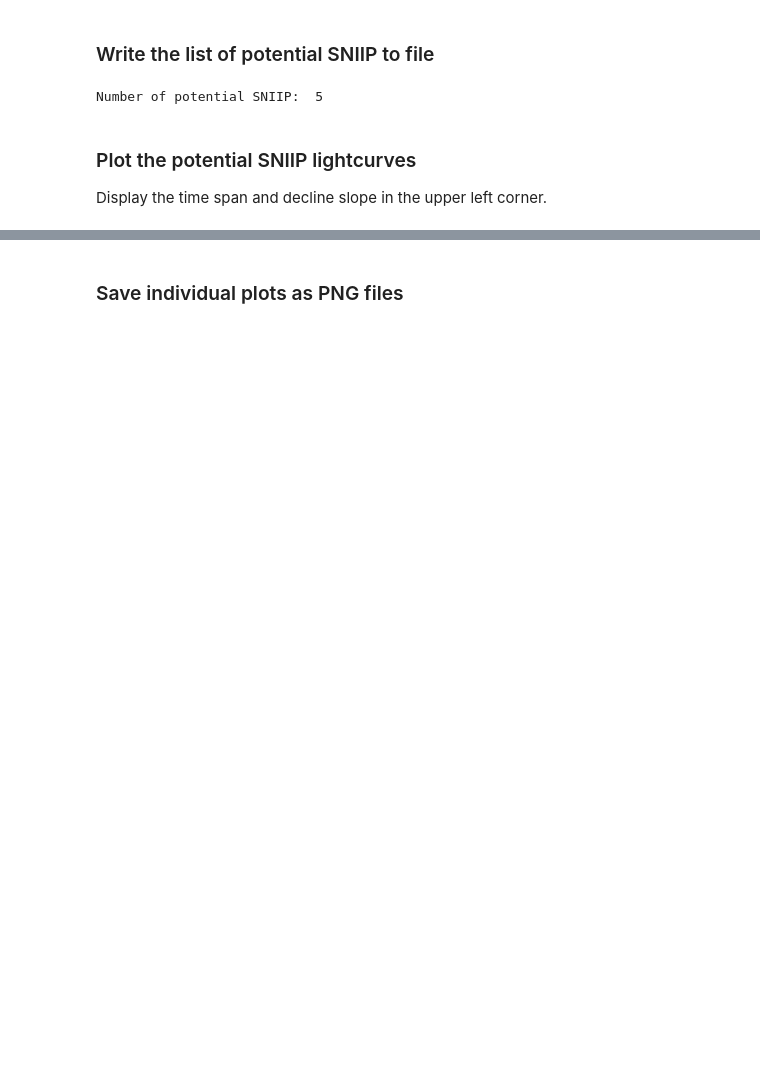
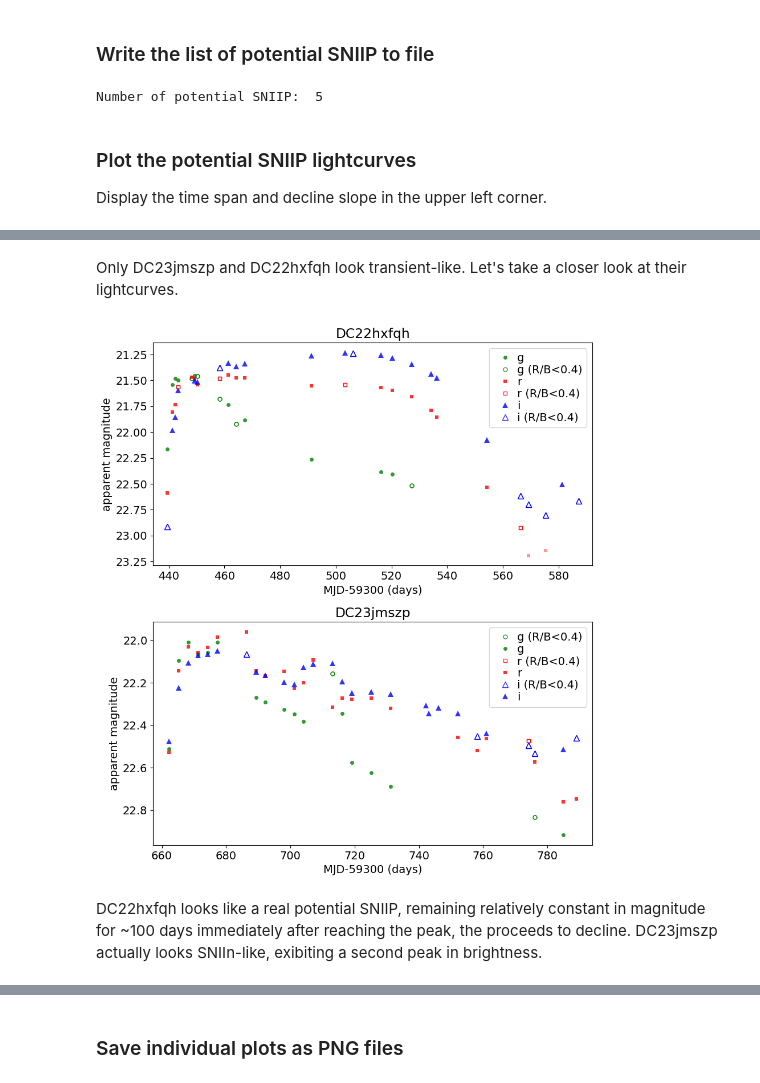
Before and after one commit to MelissaGraham/decam_ddf_tools, a Jupyter notebook: transients_science/SNIIP/1_create_potential_sniip_list.ipynb, the cells around one changed output, grey strips where cells are left out. Cells and saved outputs as stored; diff of their text form; code cells hidden in the pictures; blank space fills up the shorter version.

```diff
--- a/transients_science/SNIIP/1_create_potential_sniip_list.ipynb
+++ b/transients_science/SNIIP/1_create_potential_sniip_list.ipynb
@@ -384,0 +270,70 @@ plt.show()
+# %% [markdown]
+Only DC23jmszp and DC22hxfqh look transient-like. Let's take a closer look at their lightcurves.
+# %%
+sx = np.where(paramLC_potsniip == 1)[0]
+np.random.shuffle(sx)
+
+fig, ax = plt.subplots( 2, 1, figsize=(9,10), sharex=False, sharey=False )
+
+for f,filt in enumerate(all_filters):
+    cx0 = np.where((candLC_candid == 'DC22hxfqh') & \
+                   (candLC_filter == filt) & (candLC_mrb > 0.4))[0]
+    cx1 = np.where((candLC_candid == 'DC22hxfqh') & \
+                   (candLC_filter == filt) & (candLC_mrb <= 0.4) & (candLC_lef == 0))[0]
+    cx2 = np.where((candLC_candid == 'DC22hxfqh') & \
+                   (candLC_filter == filt) & (candLC_mrb <= 0.4) & (candLC_lef == 1))[0]
+    ax[0].plot(candLC_mjd[cx0]-59300., candLC_mag[cx0],
+             all_fshapes[f], ms=all_fsizes[f], mew=0, alpha=0.8, color=all_fcolors[f], label=filt)
+    ax[0].plot(candLC_mjd[cx1]-59300., candLC_mag[cx1],
+             all_fshapes[f], ms=all_fsizes[f], mew=1, alpha=0.8, color='none', mec=all_fcolors[f])
+    ax[0].plot(candLC_mjd[cx2]-59300., candLC_mag[cx2],
+             all_fshapes[f], ms=all_fsizes[f]-1, mew=0, alpha=0.4, color=all_fcolors[f])
+    ax[0].plot(candLC_mjd[cx1]-59300., candLC_mag[cx1],
+             all_fshapes[f], ms=all_fsizes[f], mew=1, alpha=0.8, color='none', mec=all_fcolors[f],
+             label=filt+' (R/B<0.4)')
+    cx = np.where(candLC_candid == 'DC22hxfqh')[0]
+    xmin = np.min(candLC_mjd[cx])
+    xmax = np.max(candLC_mjd[cx])
+    ax[0].invert_yaxis()
+    ax[0].set_xlim([xmin-59300.-5, xmax-59300.+5])
+    del xmin, xmax
+    ax[0].set_title('DC22hxfqh')
+    ax[0].legend(loc='upper right', labelspacing=0.1, handletextpad=0.1, fontsize=14)
+    ax[0].set_xlabel('MJD-59300 (days)', fontsize=14)
+    ax[0].set_ylabel('apparent magnitude', fontsize=14)
+
+    del cx, cx0, cx1, cx2
+    cx0 = np.where((candLC_candid == 'DC23jmszp') & \
+                   (candLC_filter == filt) & (candLC_mrb > 0.4))[0]
+    cx1 = np.where((candLC_candid == 'DC23jmszp') & \
+                   (candLC_filter == filt) & (candLC_mrb <= 0.4) & (candLC_lef == 0))[0]
+    cx2 = np.where((candLC_candid == 'DC23jmszp') & \
+                   (candLC_filter == filt) & (candLC_mrb <= 0.4) & (candLC_lef == 1))[0]
+    ax[1].plot(candLC_mjd[cx1]-59300., candLC_mag[cx1],
+             all_fshapes[f], ms=all_fsizes[f], mew=1, alpha=0.8, color='none', mec=all_fcolors[f],
+             label=filt+' (R/B<0.4)')
+    ax[1].plot(candLC_mjd[cx0]-59300., candLC_mag[cx0],
+             all_fshapes[f], ms=all_fsizes[f], mew=0, alpha=0.8, color=all_fcolors[f], label=filt)
+    ax[1].plot(candLC_mjd[cx1]-59300., candLC_mag[cx1],
+             all_fshapes[f], ms=all_fsizes[f], mew=1, alpha=0.8, color='none', mec=all_fcolors[f])
+    ax[1].plot(candLC_mjd[cx2]-59300., candLC_mag[cx2],
+             all_fshapes[f], ms=all_fsizes[f]-1, mew=0, alpha=0.4, color=all_fcolors[f])
+    cx = np.where(candLC_candid == 'DC23jmszp')[0]
+    xmin = np.min(candLC_mjd[cx])
+    xmax = np.max(candLC_mjd[cx])
+    ax[1].invert_yaxis()
+    ax[1].set_xlim([xmin-59300.-5, xmax-59300.+5])
+    del xmin, xmax
+    ax[1].set_title('DC23jmszp')
+    ax[1].legend(loc='upper right', labelspacing=0.1, handletextpad=0.1, fontsize=14)
+    ax[1].set_xlabel('MJD-59300 (days)', fontsize=14)
+    ax[1].set_ylabel('apparent magnitude', fontsize=14)
+    # plt.subplots_adjust(bottom=0.1, top=0.9, wspace=0.2, hspace=0.4)
+
+plt.tight_layout(pad=1.0)
+plt.savefig('all_potential_sniip_plots/DC22hxfqh_DC23jmszp.png')
+del sx
+# %% [output]
+[figure, added]
+# %% [markdown]
+DC22hxfqh looks like a real potential SNIIP, remaining relatively constant in magnitude for ~100 days immediately after reaching the peak, the proceeds to decline. DC23jmszp actually looks SNIIn-like, exibiting a second peak in brightness.
```
Also changed, not shown: parts of 18 cells of this notebook.
